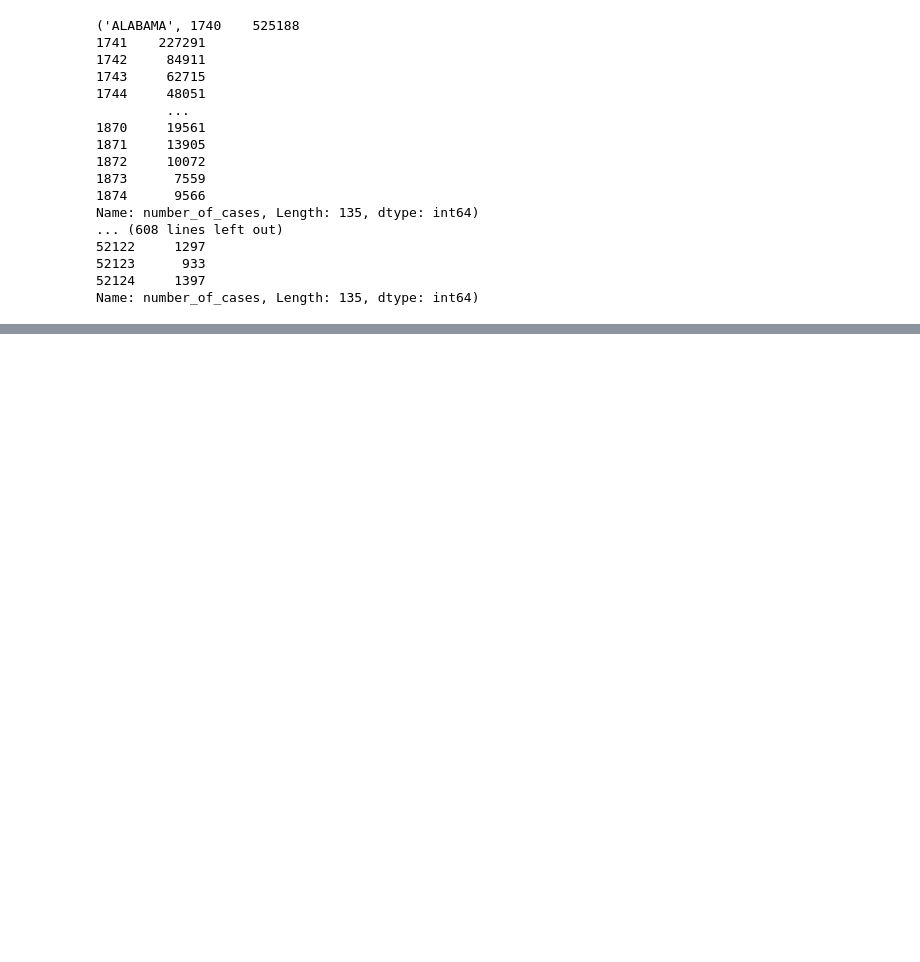
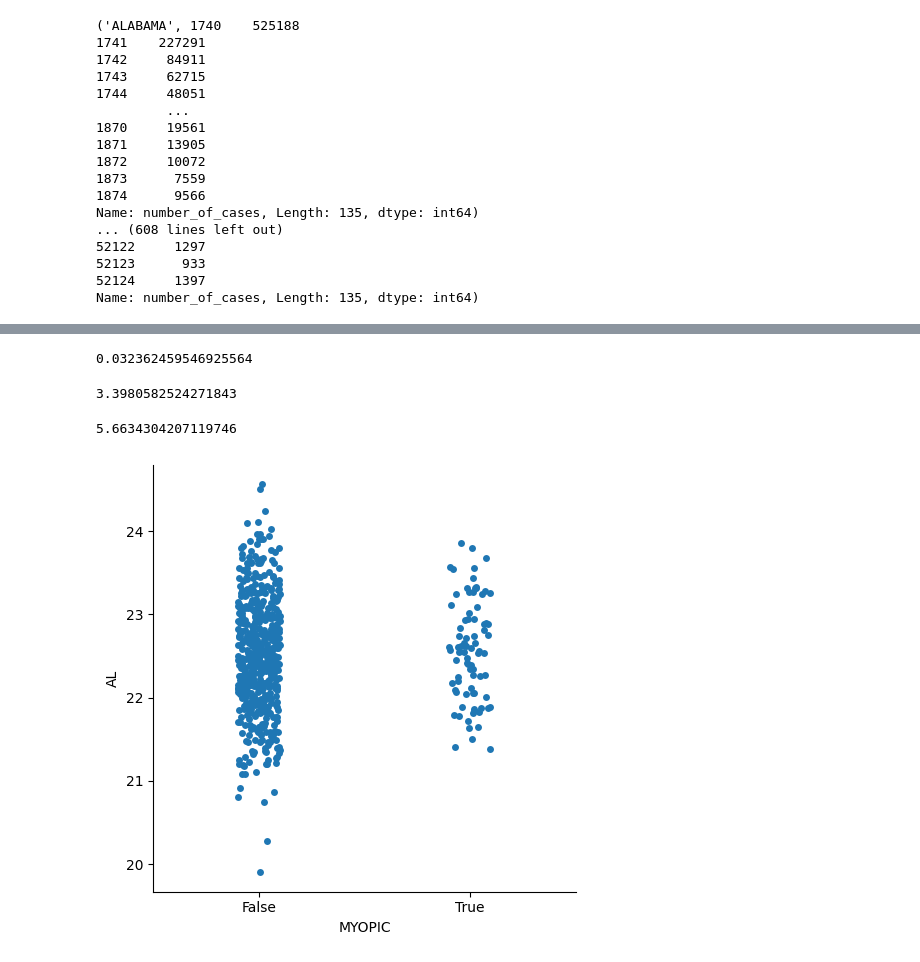
Before and after one commit to Kuja182/Data-Science-PortFolio, a Jupyter notebook: analisis_miopia_EEUU.ipynb, the cells around one changed output, grey strips where cells are left out. Cells and saved outputs as stored; diff of their text form; code cells hidden in the pictures; blank space fills up the shorter version.

```diff
--- a/analisis_miopia_EEUU.ipynb
+++ b/analisis_miopia_EEUU.ipynb
@@ -437,0 +204,5 @@ data_eye_problems
+# %%
+myopia_data["MYOPIC"] = myopia_data['MYOPIC'].replace({0: False, 1: True})
+myopia_data["MOMMY"] = myopia_data['MOMMY'].replace({0: False, 1: True})
+myopia_data["DADMY"] = myopia_data['DADMY'].replace({0: False, 1: True})
+myopia_data["GENDER"] = myopia_data['GENDER'].replace({0: "Male", 1: "Female"})
@@ -437,0 +211,4 @@ data_eye_problems
+# %%
+myopia_data["MYOPIC ONLY DAD"] = (myopia_data["MYOPIC"] == True) & (myopia_data["DADMY"] == True) & (myopia_data["MOMMY"] == False)
+myopia_data["MYOPIC ONLY MOM"] = (myopia_data["MYOPIC"] == True) & (myopia_data["MOMMY"] == True) & (myopia_data["DADMY"] == False)
+myopia_data["MYOPIC MOM & DAD"] = (myopia_data["MYOPIC"] == True) & (myopia_data["MOMMY"] == True) & (myopia_data["DADMY"] == True)
@@ -437,0 +231,22 @@ data_eye_problems
+# %%
+personas_miope_madre = len(myopia_data[myopia_data['MYOPIC ONLY MOM']])
+prob = (personas_miope_madre / len(myopia_data))
+prob
+# %% [output]
+0.032362459546925564
+# %%
+personas_miope_padre = len(myopia_data[myopia_data['MYOPIC ONLY DAD']])
+prob = personas_miope_padre / len(myopia_data) *100
+prob
+# %% [output]
+3.3980582524271843
+# %%
+personas_miope_padre_madre = len(myopia_data[myopia_data['MYOPIC MOM & DAD']])
+prob = personas_miope_padre_madre / len(myopia_data) *100
+prob
+# %% [output]
+5.6634304207119746
+# %%
+sns.catplot(x="MYOPIC", y="AL", data=myopia_data);
+# %% [output]
+[figure, added]
```
Also changed, not shown: parts of 64 cells of this notebook, 2 other files.
